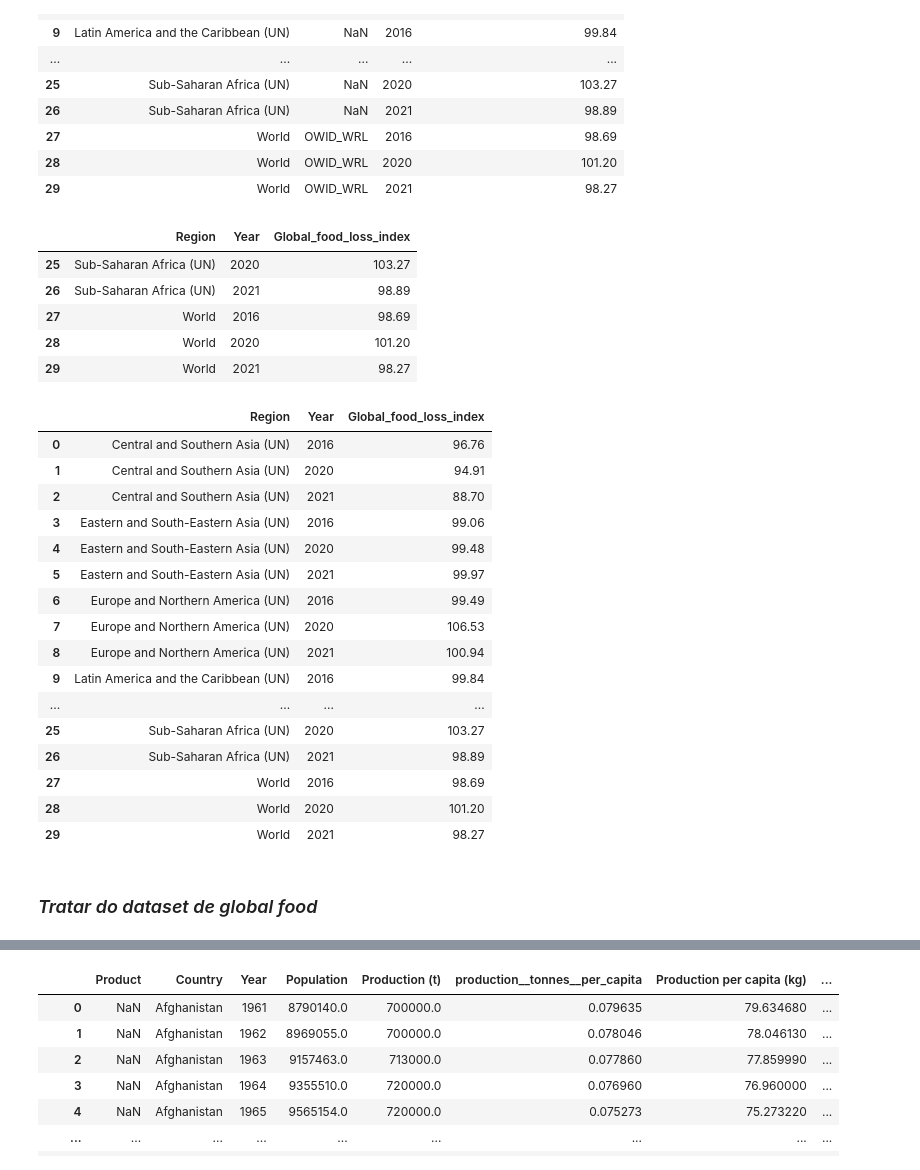
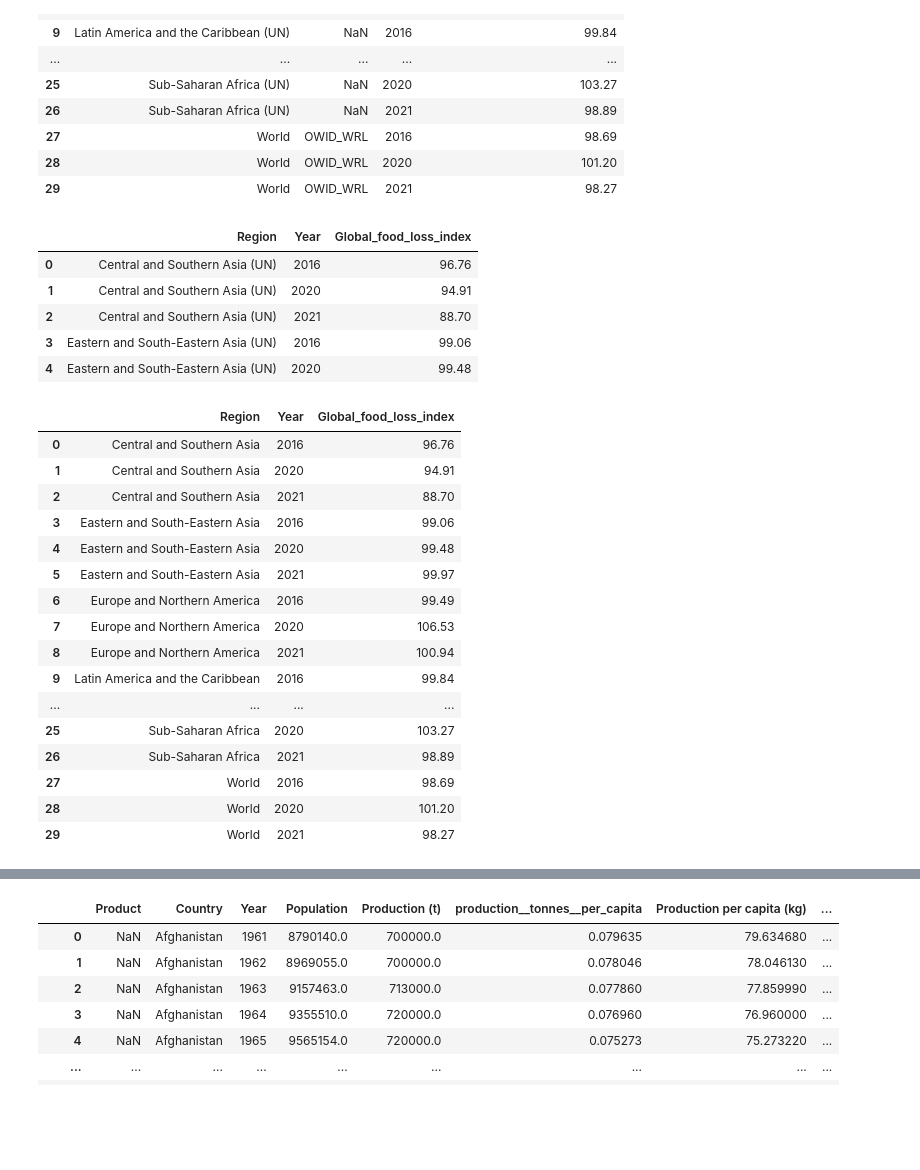
Before and after one commit to CatarinaCosta02/AIS, a Jupyter notebook: ais.ipynb, the cells around one changed output, grey strips where cells are left out. Saved outputs shown, nothing was run; the diff lists cells and outputs as text; code cells hidden in the pictures; blank space fills up the shorter version.

```diff
--- a/ais.ipynb
+++ b/ais.ipynb
@@ -174,2 +130,0 @@ sns.heatmap(df_agroCO2Deforest.isnull(),yticklabels=False,cbar=False,cmap='virid
-# %%
-pd.set_option('display.max_columns', None)  # Set to display all columns
@@ -329,34 +522,33 @@ df_foodLoss = df_foodLoss.rename(columns={"Entity": "Region", "12.3.1 - Global f
 to_drop = ["Code"]
 df_foodLoss = df_foodLoss.drop(to_drop, axis=1)
 # %%
-df_foodLoss.tail()
+df_foodLoss.head()
 # %% [output]
 |  | Region | Year | Global_food_loss_index |
-| 25 | Sub-Saharan Africa (UN) | 2020 | 103.27 |
-| 26 | Sub-Saharan Africa (UN) | 2021 | 98.89 |
-| 27 | World | 2016 | 98.69 |
-| 28 | World | 2020 | 101.20 |
-| 29 | World | 2021 | 98.27 |
+| 0 | Central and Southern Asia (UN) | 2016 | 96.76 |
+| 1 | Central and Southern Asia (UN) | 2020 | 94.91 |
+| 2 | Central and Southern Asia (UN) | 2021 | 88.70 |
+| 3 | Eastern and South-Eastern Asia (UN) | 2016 | 99.06 |
+| 4 | Eastern and South-Eastern Asia (UN) | 2020 | 99.48 |
 # %%
-df_foodLoss.rename({'Northen Africa (UN)': 'Northen Africa', 'Northern America (UN)':'Northern America', }, inplace=True)
+df_foodLoss['Region'] = df_foodLoss['Region'].replace({'Northen Africa (UN)':'Northen Africa', 'Northern America (UN)':'Northern America', 'Sub-Saharan Africa (UN)':'Sub-Saharan Africa', 'Latin America and the Caribbean (UN)':'Latin America and the Caribbean', 'Central and Southern Asia (UN)':'Central and Southern Asia', 'Eastern and South-Eastern Asia (UN)': 'Eastern and South-Eastern Asia', 'Europe and Northern America (UN)':'Europe and Northern America', 'Least Developed Countries (LDCs)':'Least Developed Countries', 'Small Island Developing States (SIDS)':'Small Island Developing States'})
 df_foodLoss
+#df_foodEmissions['Food'] = df_foodEmissions['Food'].replace({'Ham': 'NewFood'})
 # %% [output]
 |  | Region | Year | Global_food_loss_index |
-| 0 | Central and Southern Asia (UN) | 2016 | 96.76 |
-| 1 | Central and Southern Asia (UN) | 2020 | 94.91 |
-| 2 | Central and Southern Asia (UN) | 2021 | 88.70 |
-| 3 | Eastern and South-Eastern Asia (UN) | 2016 | 99.06 |
-| 4 | Eastern and South-Eastern Asia (UN) | 2020 | 99.48 |
-| 5 | Eastern and South-Eastern Asia (UN) | 2021 | 99.97 |
-| 6 | Europe and Northern America (UN) | 2016 | 99.49 |
-| 7 | Europe and Northern America (UN) | 2020 | 106.53 |
-| 8 | Europe and Northern America (UN) | 2021 | 100.94 |
-| 9 | Latin America and the Caribbean (UN) | 2016 | 99.84 |
+| 0 | Central and Southern Asia | 2016 | 96.76 |
+| 1 | Central and Southern Asia | 2020 | 94.91 |
+| 2 | Central and Southern Asia | 2021 | 88.70 |
+| 3 | Eastern and South-Eastern Asia | 2016 | 99.06 |
+| 4 | Eastern and South-Eastern Asia | 2020 | 99.48 |
+| 5 | Eastern and South-Eastern Asia | 2021 | 99.97 |
+| 6 | Europe and Northern America | 2016 | 99.49 |
+| 7 | Europe and Northern America | 2020 | 106.53 |
+| 8 | Europe and Northern America | 2021 | 100.94 |
+| 9 | Latin America and the Caribbean | 2016 | 99.84 |
 | ... | ... | ... | ... |
-| 25 | Sub-Saharan Africa (UN) | 2020 | 103.27 |
-| 26 | Sub-Saharan Africa (UN) | 2021 | 98.89 |
+| 25 | Sub-Saharan Africa | 2020 | 103.27 |
+| 26 | Sub-Saharan Africa | 2021 | 98.89 |
 | 27 | World | 2016 | 98.69 |
 | 28 | World | 2020 | 101.20 |
 | 29 | World | 2021 | 98.27 |
-# %% [markdown]
-### *Tratar do dataset de global food*
```
Also changed, not shown: parts of 56 cells of this notebook, 2 other files.
